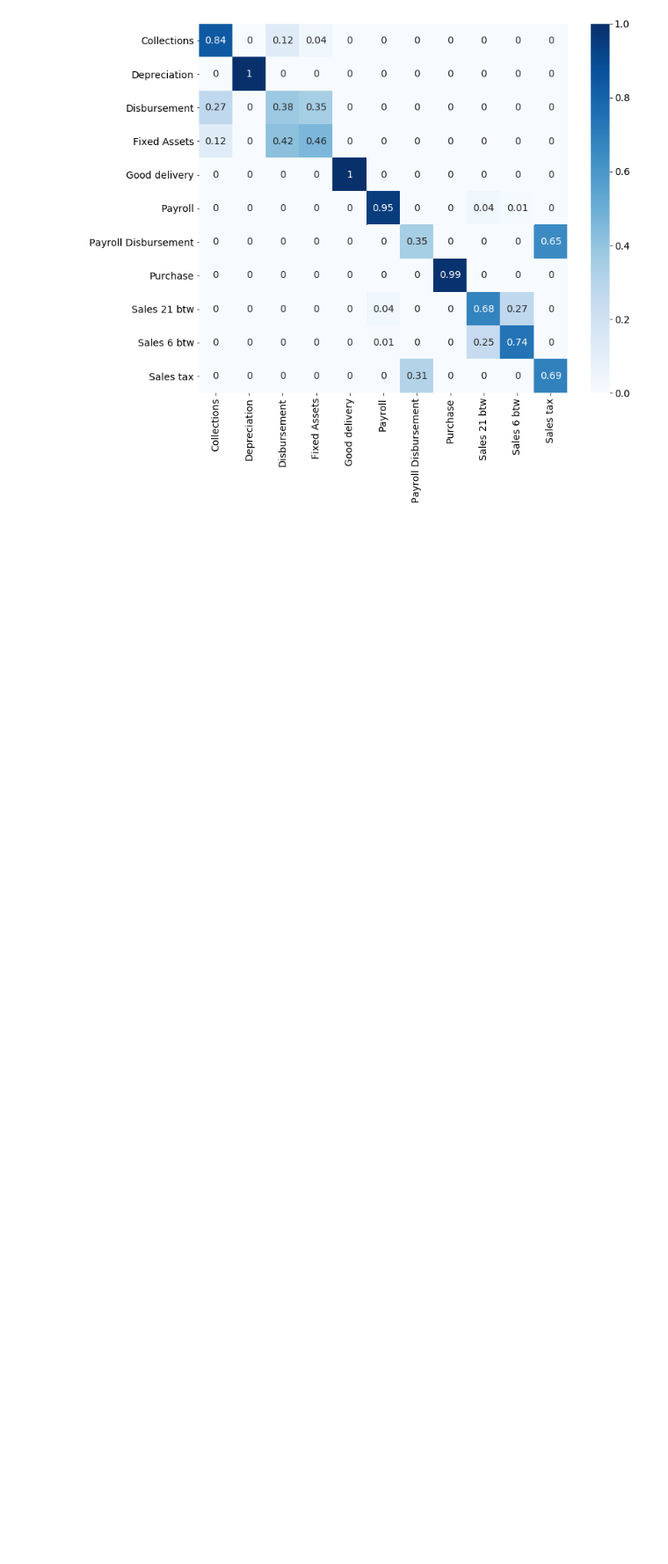
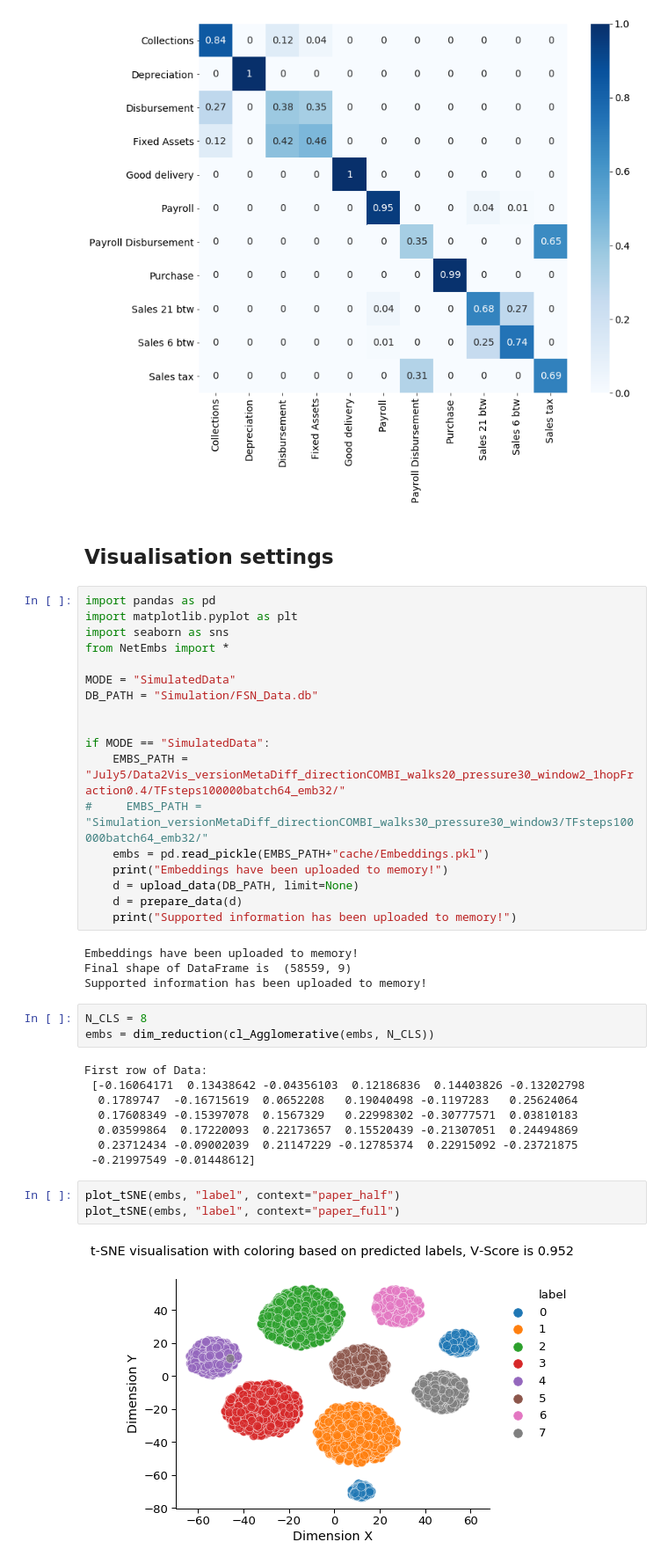
Before and after one commit to AlexWorldD/NetEmbs, a Jupyter notebook: Sensitivity analysis.ipynb, the cells around one changed output. Shown at 88% size. Cells and saved outputs as stored; diff of their text form; blank space fills up the shorter version.

```diff
--- a/Sensitivity analysis.ipynb
+++ b/Sensitivity analysis.ipynb
@@ -315,3 +315,43 @@ plt.savefig("img/SensitivityAnalysis/Middle_finWalk_winSize"+str(CONFIG.WINDOW_S
             +"_hack"+str(CONFIG.HACK)+".jpg", dpi=140, pad_inches=0.01)
 # %% [output]
 [figure]
+# %% [markdown]
+## Visualisation settings
+# %%
+import pandas as pd
+import matplotlib.pyplot as plt
+import seaborn as sns
+from NetEmbs import *
+
+MODE = "SimulatedData"
+DB_PATH = "Simulation/FSN_Data.db"
+
+
+if MODE == "SimulatedData":
+    EMBS_PATH = "July5/Data2Vis_versionMetaDiff_directionCOMBI_walks20_pressure30_window2_1hopFraction0.4/TFsteps100000batch64_emb32/"
+#     EMBS_PATH = "Simulation_versionMetaDiff_directionCOMBI_walks30_pressure30_window3/TFsteps100000batch64_emb32/"
+    embs = pd.read_pickle(EMBS_PATH+"cache/Embeddings.pkl")
+    print("Embeddings have been uploaded to memory!")
+    d = upload_data(DB_PATH, limit=None)
+    d = prepare_data(d)
+    print("Supported information has been uploaded to memory!")
+# %% [output]
+Embeddings have been uploaded to memory!
+Final shape of DataFrame is  (58559, 9)
+Supported information has been uploaded to memory!
+# %%
+N_CLS = 8
+embs = dim_reduction(cl_Agglomerative(embs, N_CLS))
+# %% [output]
+First row of Data:
+ [-0.16064171  0.13438642 -0.04356103  0.12186836  0.14403826 -0.13202798
+  0.1789747  -0.16715619  0.0652208   0.19040498 -0.1197283   0.25624064
+  0.17608349 -0.15397078  0.1567329   0.22998302 -0.30777571  0.03810183
+  0.03599864  0.17220093  0.22173657  0.15520439 -0.21307051  0.24494869
+  0.23712434 -0.09002039  0.21147229 -0.12785374  0.22915092 -0.23721875
+ -0.21997549 -0.01448612]
+# %%
+plot_tSNE(embs, "label", context="paper_half")
+plot_tSNE(embs, "label", context="paper_full")
+# %% [output]
+[figure, added]
```
Also changed, not shown: parts of 2 cells of this notebook, 15 other files.
